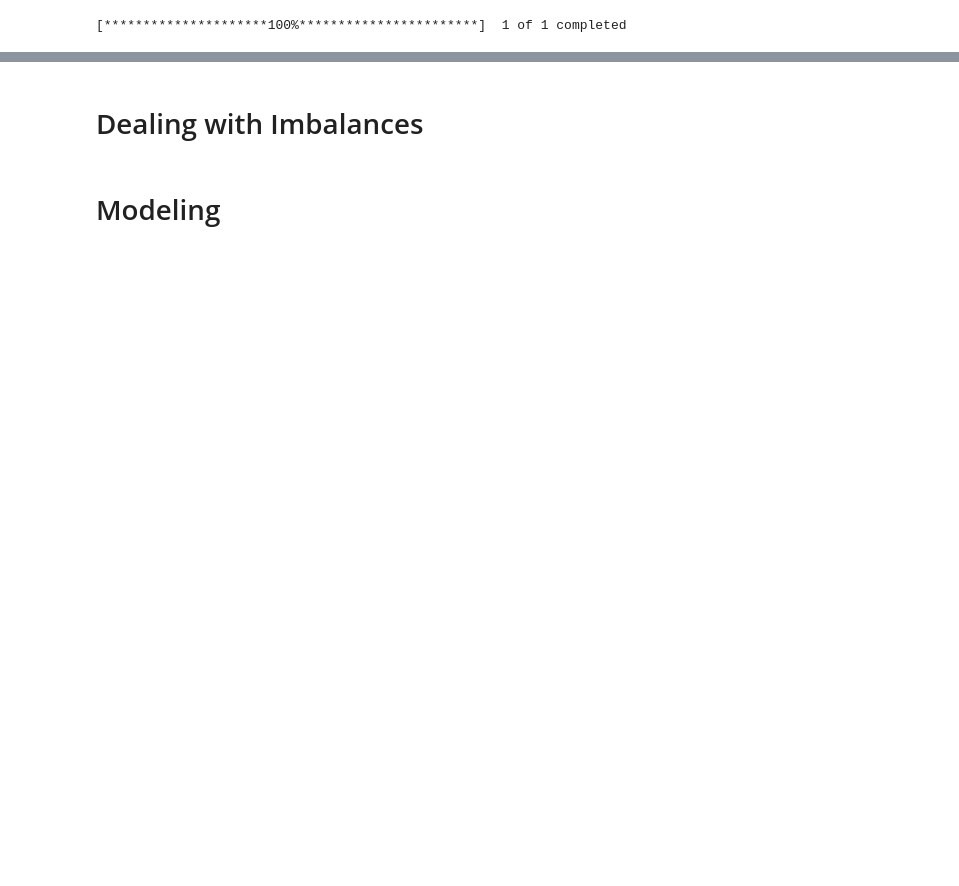
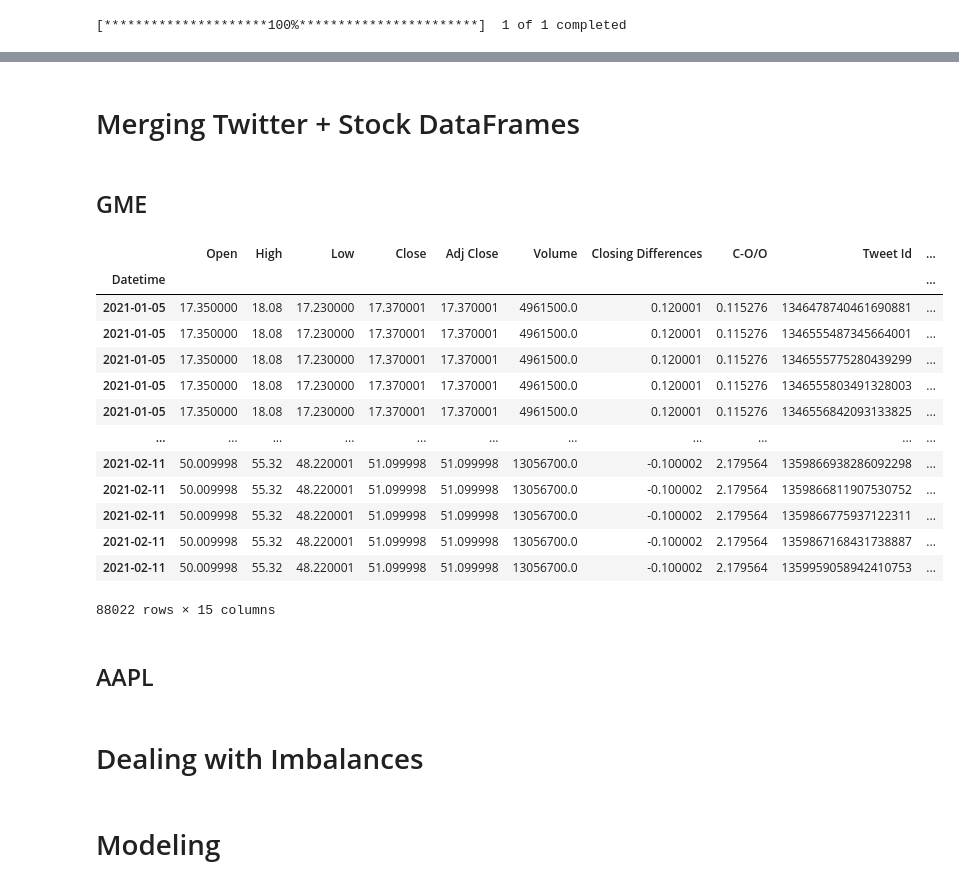
Before and after one commit to daanishali921/twitter_sentiment_stock_trend_predictor, a Jupyter notebook: scrap_book.ipynb, the cells around one changed output, grey strips where cells are left out. Saved outputs shown, nothing was run; the diff lists cells and outputs as text; code cells hidden in the pictures; blank space fills up the shorter version.

```diff
--- a/scrap_book.ipynb
+++ b/scrap_book.ipynb
@@ -187,7 +180,7 @@ file_path_tweets_scraped = glob.glob('tweets_scraped/*')
 # %%
 # Creating a list of DataFrames using glob's list of files names
 df_tweet_gme_list = []
-for i in file_path_tweets_GME + file_path_tweets_scraped:
+for i in glob.glob('tweets_GME/*'):
     df_tweet_gme_list.append(pd.read_csv(i))
 # %%
 df_tweet_gme = dataWrangle(df_tweet_gme_list)
@@ -332,0 +304,4 @@ df_merged_gme['Closing Trend'] = df_merged_gme['Closing Differences'].apply(lamb
+# %% [markdown]
+# Merging Twitter + Stock DataFrames
+# %% [markdown]
+## GME
@@ -333,3 +316,22 @@ df_merged_gme['Closing Trend'] = df_merged_gme['Closing Differences'].apply(lamb
+# %%
+df_merged_gme.sort_index()
+# %% [output]
+|  | Open | High | Low | Close | Adj Close | Volume | Closing Differences | C-O/O | Tweet Id | ... |
+| Datetime |  |  |  |  |  |  |  |  |  | ... |
+| 2021-01-05 | 17.350000 | 18.08 | 17.230000 | 17.370001 | 17.370001 | 4961500.0 | 0.120001 | 0.115276 | 1346478740461690881 | ... |
+| 2021-01-05 | 17.350000 | 18.08 | 17.230000 | 17.370001 | 17.370001 | 4961500.0 | 0.120001 | 0.115276 | 1346555487345664001 | ... |
+| 2021-01-05 | 17.350000 | 18.08 | 17.230000 | 17.370001 | 17.370001 | 4961500.0 | 0.120001 | 0.115276 | 1346555775280439299 | ... |
+| 2021-01-05 | 17.350000 | 18.08 | 17.230000 | 17.370001 | 17.370001 | 4961500.0 | 0.120001 | 0.115276 | 1346555803491328003 | ... |
+| 2021-01-05 | 17.350000 | 18.08 | 17.230000 | 17.370001 | 17.370001 | 4961500.0 | 0.120001 | 0.115276 | 1346556842093133825 | ... |
+| ... | ... | ... | ... | ... | ... | ... | ... | ... | ... | ... |
+| 2021-02-11 | 50.009998 | 55.32 | 48.220001 | 51.099998 | 51.099998 | 13056700.0 | -0.100002 | 2.179564 | 1359866938286092298 | ... |
+| 2021-02-11 | 50.009998 | 55.32 | 48.220001 | 51.099998 | 51.099998 | 13056700.0 | -0.100002 | 2.179564 | 1359866811907530752 | ... |
+| 2021-02-11 | 50.009998 | 55.32 | 48.220001 | 51.099998 | 51.099998 | 13056700.0 | -0.100002 | 2.179564 | 1359866775937122311 | ... |
+| 2021-02-11 | 50.009998 | 55.32 | 48.220001 | 51.099998 | 51.099998 | 13056700.0 | -0.100002 | 2.179564 | 1359867168431738887 | ... |
+| 2021-02-11 | 50.009998 | 55.32 | 48.220001 | 51.099998 | 51.099998 | 13056700.0 | -0.100002 | 2.179564 | 1359959058942410753 | ... |
+88022 rows × 15 columns
+# %% [markdown]
+## AAPL
 # %% [markdown]
 # Dealing with Imbalances
 # %%
```
Also changed, not shown: parts of 62 cells of this notebook.
